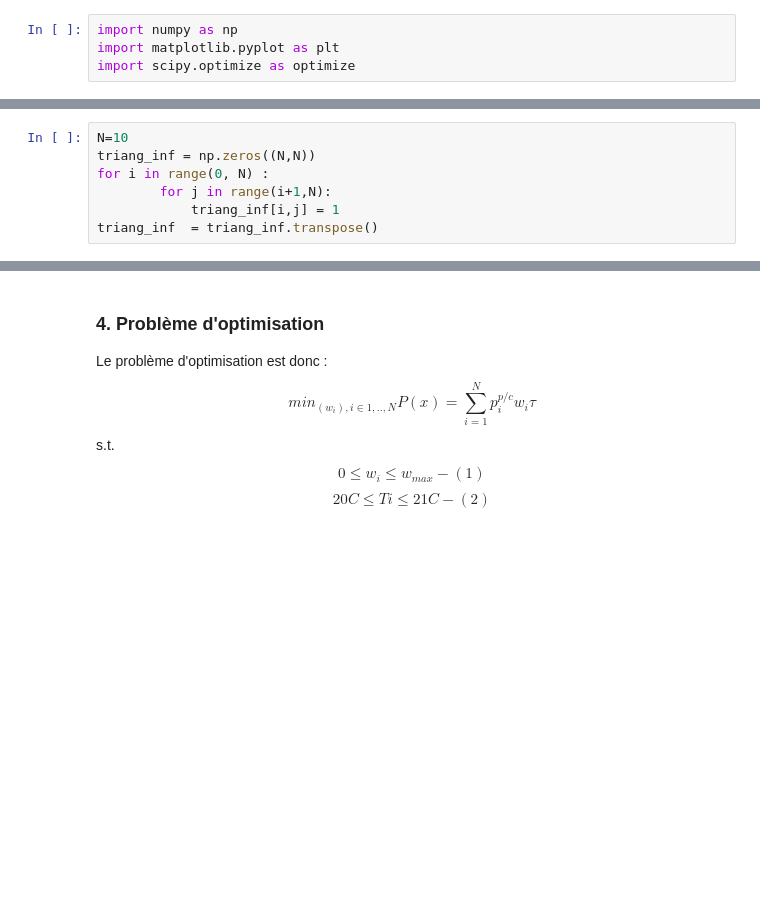
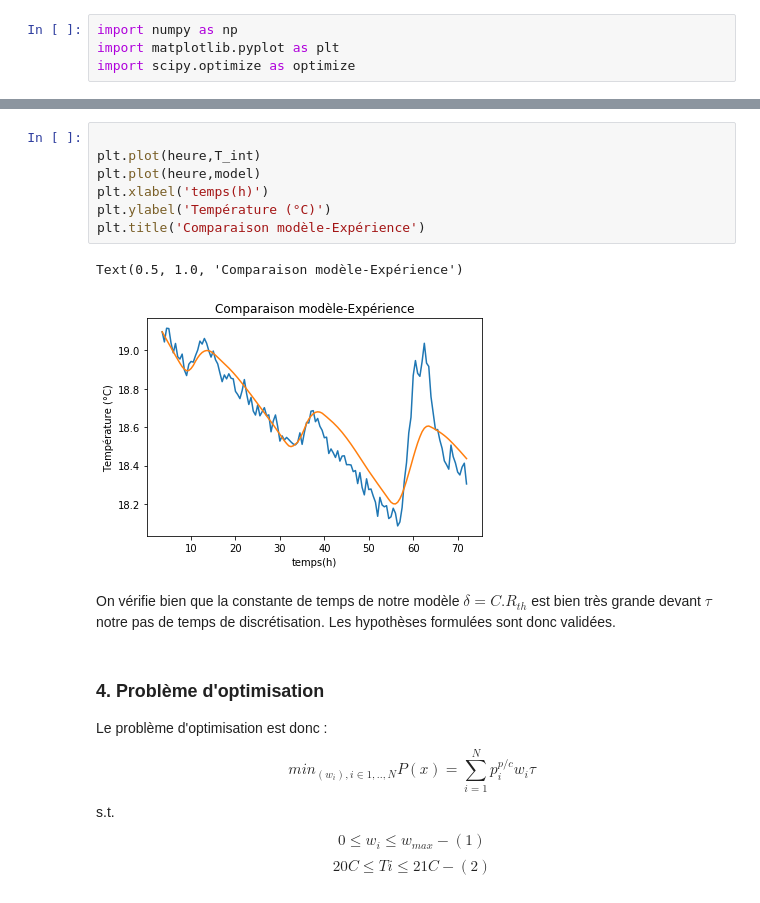
Before and after one commit to paplessix/proj_opti_S2, a Jupyter notebook: model.ipynb, the cells around one changed output, grey strips where cells are left out. Drawn from its saved outputs; the diff is of its cells as text; blank space fills up the shorter version.

```diff
--- a/model.ipynb
+++ b/model.ipynb
@@ -82,10 +92,3 @@ plt.title('température _ext')
 # %% [output]
 Text(0.5, 1.0, 'température _ext')
 [figure]
-# %%
-N=10
-triang_inf = np.zeros((N,N))
-for i in range(0, N) :
-        for j in range(i+1,N):
-            triang_inf[i,j] = 1
-triang_inf  = triang_inf.transpose()
@@ -131,3 +166,15 @@ S 1004000 88.35863716163547
+# %%
+
+plt.plot(heure,T_int)
+plt.plot(heure,model)
+plt.xlabel('temps(h)')
+plt.ylabel('Température (°C)')
+plt.title('Comparaison modèle-Expérience')
+# %% [output]
+Text(0.5, 1.0, 'Comparaison modèle-Expérience')
+[figure, added]
+# %% [markdown]
+On vérifie bien que la constante de temps de notre modèle $\delta = C.R_{th}$ est bien très grande devant $\tau$ notre pas de temps de discrétisation. Les hypothèses formulées sont donc validées.
 # %% [markdown]
 ### 4. Problème d'optimisation
 
```
Also changed, not shown: parts of 7 cells of this notebook.
